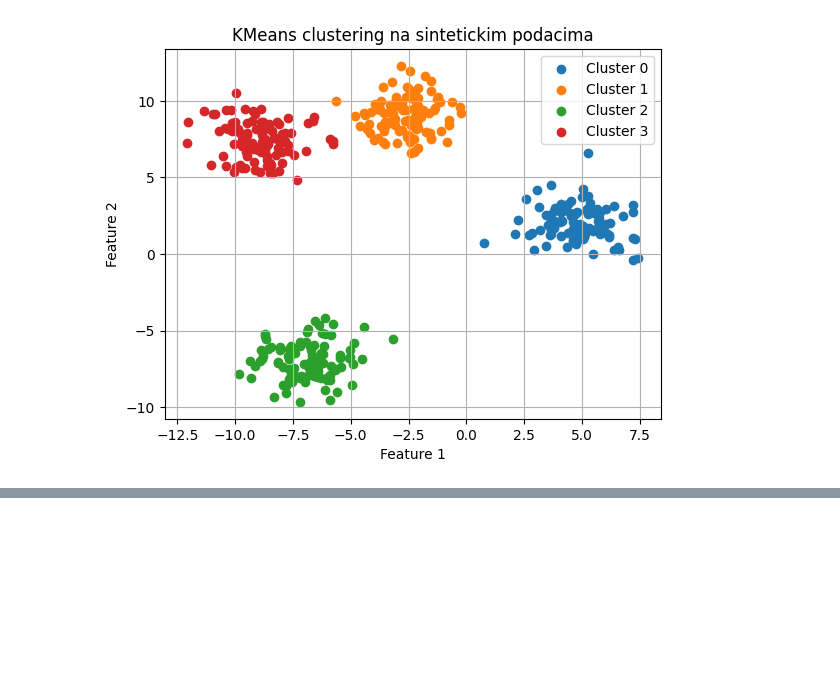
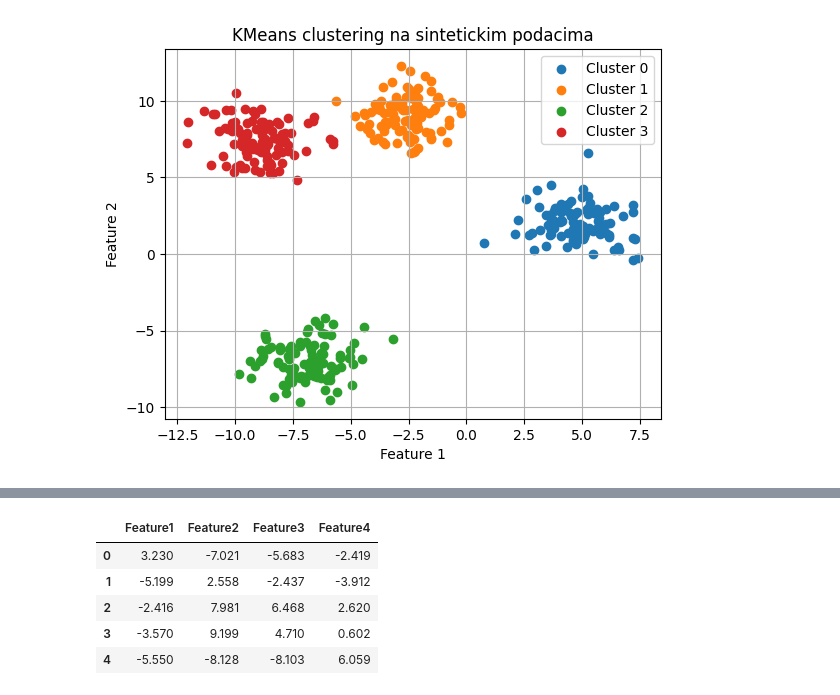
Before and after one commit to python-developer-algebra-klujic/pyds-ponavljanje, a Jupyter notebook: 15_Clustering_02.ipynb, the cells around one changed output, grey strips where cells are left out. Saved outputs shown, nothing was run; the diff lists cells and outputs as text; code cells hidden in the pictures; blank space fills up the shorter version.

```diff
--- a/15_Clustering_02.ipynb
+++ b/15_Clustering_02.ipynb
@@ -76,0 +115,18 @@ plt.show()
+# %%
+X_blob, y_blob = make_blobs(
+    n_samples=1400,
+    n_features=4,
+    centers=6,
+    cluster_std=1.2,
+    random_state=42
+)
+
+df_blob = pd.DataFrame(X_blob, columns=['Feature1', 'Feature2', 'Feature3', 'Feature4'])
+df_blob.head()
+# %% [output]
+|  | Feature1 | Feature2 | Feature3 | Feature4 |
+| 0 | 3.230 | -7.021 | -5.683 | -2.419 |
+| 1 | -5.199 | 2.558 | -2.437 | -3.912 |
+| 2 | -2.416 | 7.981 | 6.468 | 2.620 |
+| 3 | -3.570 | 9.199 | 4.710 | 0.602 |
+| 4 | -5.550 | -8.128 | -8.103 | 6.059 |
```
Also changed, not shown: parts of 2 cells of this notebook.
